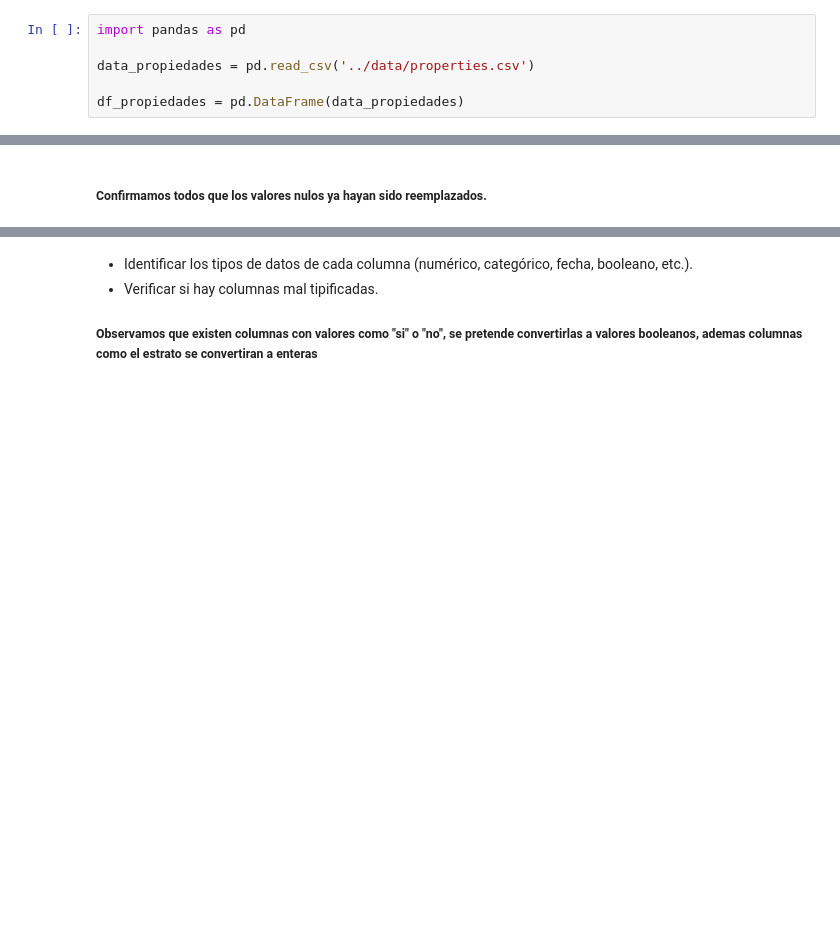
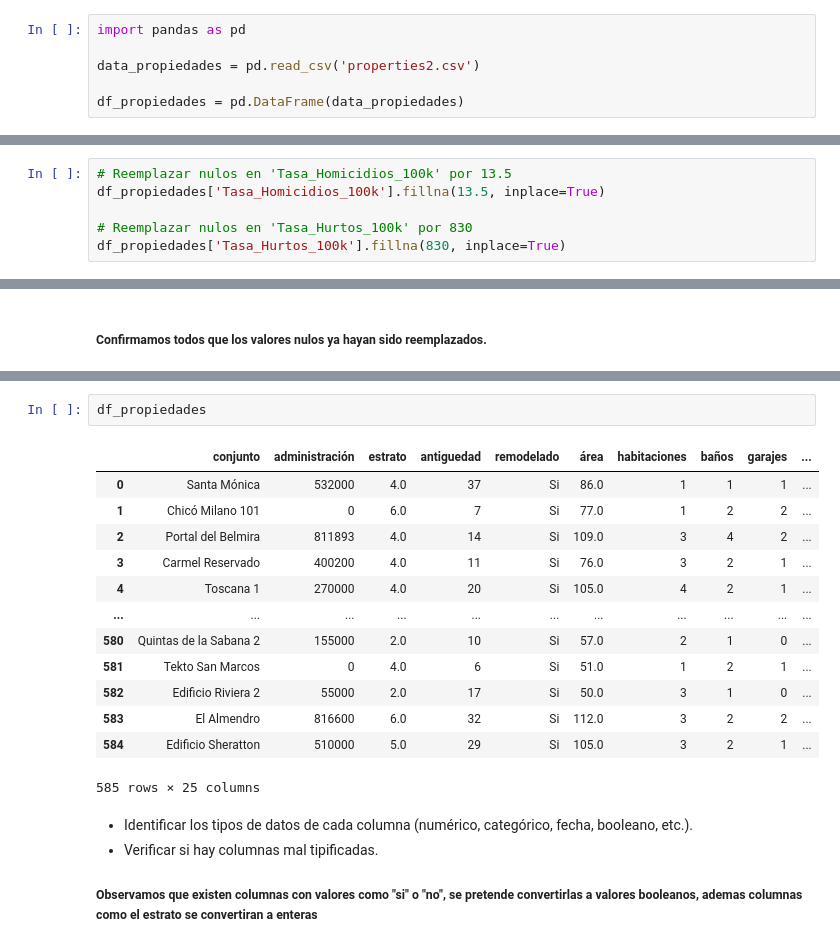
Before and after one commit to natalia-tp-dev/BIT_Proyecto_Final, a Jupyter notebook: EDA/EDA_properties.ipynb, the cells around one changed output, grey strips where cells are left out. Saved outputs shown, nothing was run; the diff lists cells and outputs as text; blank space fills up the shorter version.

Commit message:
se agregó properties2.csv y se terminó el EDA en un nuevo archivo llamado properties2_EDA_Completed.CSV

```diff
--- a/EDA/EDA_properties.ipynb
+++ b/EDA/EDA_properties.ipynb
@@ -6,7 +6,7 @@
 # %%
 import pandas as pd
 
-data_propiedades = pd.read_csv('../data/properties.csv')
+data_propiedades = pd.read_csv('properties2.csv')
 
 df_propiedades = pd.DataFrame(data_propiedades)
 # %% [markdown]
@@ -87,0 +106,6 @@ df_propiedades['estrato'] = df_propiedades['estrato'].fillna(2.0)
+# %%
+# Reemplazar nulos en 'Tasa_Homicidios_100k' por 13.5
+df_propiedades['Tasa_Homicidios_100k'].fillna(13.5, inplace=True)
+
+# Reemplazar nulos en 'Tasa_Hurtos_100k' por 830
+df_propiedades['Tasa_Hurtos_100k'].fillna(830, inplace=True)
@@ -110,3 +147,19 @@ memory usage: 96.1+ KB
+# %%
+df_propiedades
+# %% [output]
+|  | conjunto | administración | estrato | antiguedad | remodelado | área | habitaciones | baños | garajes | ... |
+| 0 | Santa Mónica | 532000 | 4.0 | 37 | Si | 86.0 | 1 | 1 | 1 | ... |
+| 1 | Chicó Milano 101 | 0 | 6.0 | 7 | Si | 77.0 | 1 | 2 | 2 | ... |
+| 2 | Portal del Belmira | 811893 | 4.0 | 14 | Si | 109.0 | 3 | 4 | 2 | ... |
+| 3 | Carmel Reservado | 400200 | 4.0 | 11 | Si | 76.0 | 3 | 2 | 1 | ... |
+| 4 | Toscana 1 | 270000 | 4.0 | 20 | Si | 105.0 | 4 | 2 | 1 | ... |
+| ... | ... | ... | ... | ... | ... | ... | ... | ... | ... | ... |
+| 580 | Quintas de la Sabana 2 | 155000 | 2.0 | 10 | Si | 57.0 | 2 | 1 | 0 | ... |
+| 581 | Tekto San Marcos | 0 | 4.0 | 6 | Si | 51.0 | 1 | 2 | 1 | ... |
+| 582 | Edificio Riviera 2 | 55000 | 2.0 | 17 | Si | 50.0 | 3 | 1 | 0 | ... |
+| 583 | El Almendro | 816600 | 6.0 | 32 | Si | 112.0 | 3 | 2 | 2 | ... |
+| 584 | Edificio Sheratton | 510000 | 5.0 | 29 | Si | 105.0 | 3 | 2 | 1 | ... |
+585 rows × 25 columns
 # %% [markdown]
 - Identificar los tipos de datos de cada columna (numérico, categórico, fecha, booleano, etc.).
 - Verificar si hay columnas mal tipificadas.
```
Also changed, not shown: parts of 42 cells of this notebook, 1 other file.
